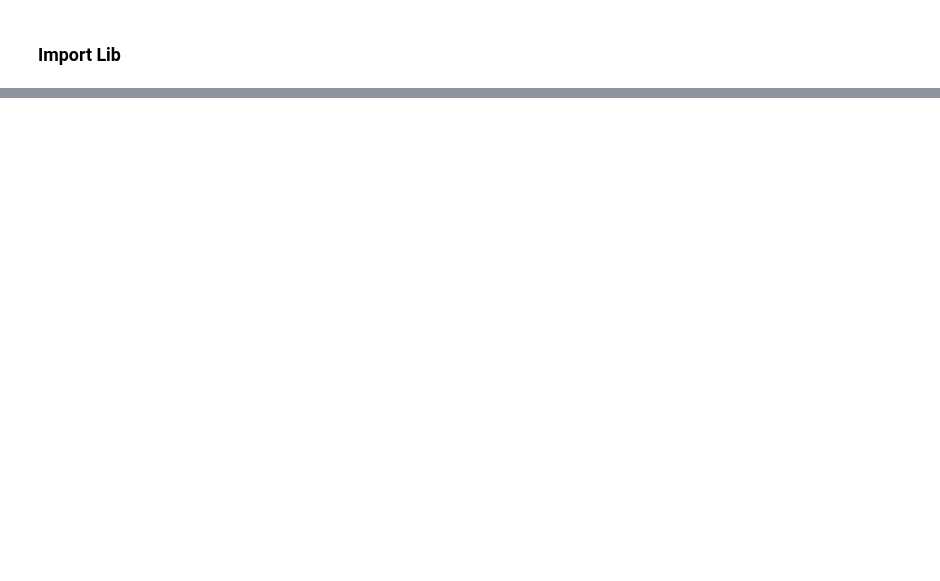
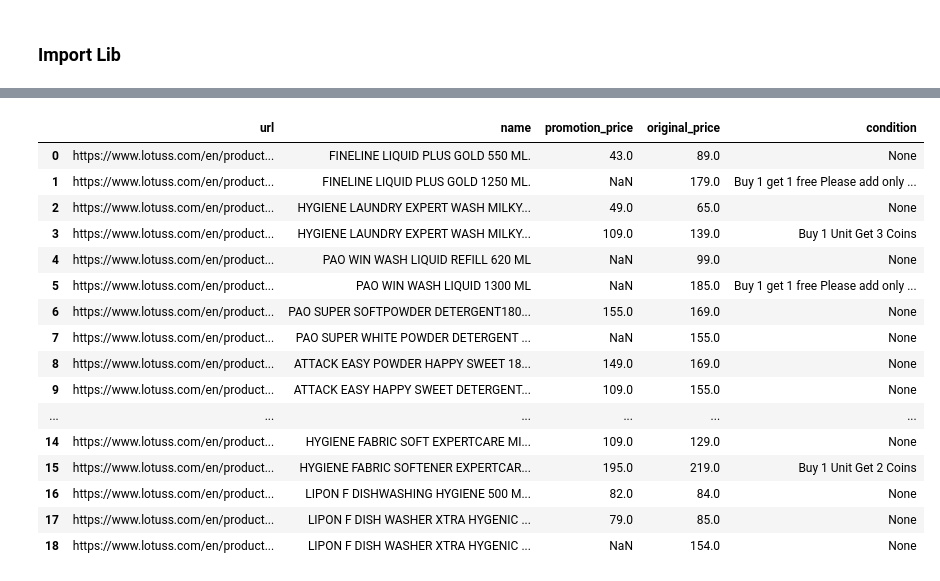
Before and after one commit to chaunijs/onlineshoppingprice, a Jupyter notebook: lotus_online_scraping.ipynb, the cells around one changed output, grey strips where cells are left out. Saved outputs shown, nothing was run; the diff lists cells and outputs as text; code cells hidden in the pictures; blank space fills up the shorter version.

Commit message:
Add condition add scrape by specific url add search result

```diff
--- a/lotus_online_scraping.ipynb
+++ b/lotus_online_scraping.ipynb
@@ -228,0 +557,29 @@ df_trans_lotuss.write_excel(f"lotus_{today_date}.xlsx")
+# %%
+# @title RUN Watchlist Scraper
+watchlist_urls = [
+    "https://www.lotuss.com/en/product/75552978",
+    "https://www.lotuss.com/en/product/52564595",
+    "https://www.lotuss.com/en/product/75605072",
+    "https://www.lotuss.com/en/product/75605074",
+    "https://www.lotuss.com/en/product/pao-win-wash-liquid-refill-concentrated-liquid-detergent-700ml-27074455",
+    "https://www.lotuss.com/en/product/pao-win-wash-liquid-refill-concentrated-liquid-detergent-1500ml-74515209",
+    "https://www.lotuss.com/en/product/51625744",
+    "https://www.lotuss.com/en/product/pao-super-white-standard-formula-for-hand-wash-top-loading-washing-machine-2700g-176389",
+    "https://www.lotuss.com/en/product/75659870",
+    "https://www.lotuss.com/en/product/attack-easy-happy-sweet-conventional-detergent-2700g-75278235",
+    "https://www.lotuss.com/en/product/75551723",
+    "https://www.lotuss.com/en/product/pro-powder-detergent-2700-g-5314917",
+    "https://www.lotuss.com/en/product/hygiene-expert-care-milky-touch-refill-concentrate-fabric-softener-540ml-71833501",
+    "https://www.lotuss.com/en/product/hygiene-expert-care-milky-touch-refill-concentrate-fabric-softener-540ml-x-21pcs-72884576",
+    "https://www.lotuss.com/en/product/hygiene-expert-care-milky-touch-refill-concentrate-fabric-softener-1300ml-50625999",
+    "https://www.lotuss.com/en/product/hygiene-e-pert-milky-white-1300ml-p1-1-51586608",
+    "https://www.lotuss.com/en/product/lipon-f-refill-concentrated-dishwashing-liquid-550ml-x-3pcs-12942545",
+    "https://www.lotuss.com/en/product/75645272",
+    "https://www.lotuss.com/en/product/75645274",
+]
+
+# Run the sequential queue version
+df_watchlist_final = await scrape_lotuss_watchlist_sequential(watchlist_urls)
+
+print("\n--- Watchlist Scrape Complete ---")
+display.display(df_watchlist_final)
@@ -228,0 +618,20 @@ df_trans_lotuss.write_excel(f"lotus_{today_date}.xlsx")
+# %%
+df_watchlist_final.to_pandas()
+# %% [output]
+|  | url | name | promotion_price | original_price | condition |
+| 0 | https://www.lotuss.com/en/product... | FINELINE LIQUID PLUS GOLD 550 ML. | 43.0 | 89.0 | None |
+| 1 | https://www.lotuss.com/en/product... | FINELINE LIQUID PLUS GOLD 1250 ML. | NaN | 179.0 | Buy 1 get 1 free Please add only ... |
+| 2 | https://www.lotuss.com/en/product... | HYGIENE LAUNDRY EXPERT WASH MILKY... | 49.0 | 65.0 | None |
+| 3 | https://www.lotuss.com/en/product... | HYGIENE LAUNDRY EXPERT WASH MILKY... | 109.0 | 139.0 | Buy 1 Unit Get 3 Coins |
+| 4 | https://www.lotuss.com/en/product... | PAO WIN WASH LIQUID REFILL 620 ML | NaN | 99.0 | None |
+| 5 | https://www.lotuss.com/en/product... | PAO WIN WASH LIQUID 1300 ML | NaN | 185.0 | Buy 1 get 1 free Please add only ... |
+| 6 | https://www.lotuss.com/en/product... | PAO SUPER SOFTPOWDER DETERGENT180... | 155.0 | 169.0 | None |
+| 7 | https://www.lotuss.com/en/product... | PAO SUPER WHITE POWDER DETERGENT ... | NaN | 155.0 | None |
+| 8 | https://www.lotuss.com/en/product... | ATTACK EASY POWDER HAPPY SWEET 18... | 149.0 | 169.0 | None |
+| 9 | https://www.lotuss.com/en/product... | ATTACK EASY HAPPY SWEET DETERGENT... | 109.0 | 155.0 | None |
+| ... | ... | ... | ... | ... | ... |
+| 14 | https://www.lotuss.com/en/product... | HYGIENE FABRIC SOFT EXPERTCARE MI... | 109.0 | 129.0 | None |
+| 15 | https://www.lotuss.com/en/product... | HYGIENE FABRIC SOFTENER EXPERTCAR... | 195.0 | 219.0 | Buy 1 Unit Get 2 Coins |
+| 16 | https://www.lotuss.com/en/product... | LIPON F DISHWASHING HYGIENE 500 M... | 82.0 | 84.0 | None |
+| 17 | https://www.lotuss.com/en/product... | LIPON F DISH WASHER XTRA HYGENIC ... | 79.0 | 85.0 | None |
+| 18 | https://www.lotuss.com/en/product... | LIPON F DISH WASHER XTRA HYGENIC ... | NaN | 154.0 | None |
```
Also changed, not shown: parts of 16 cells of this notebook.
